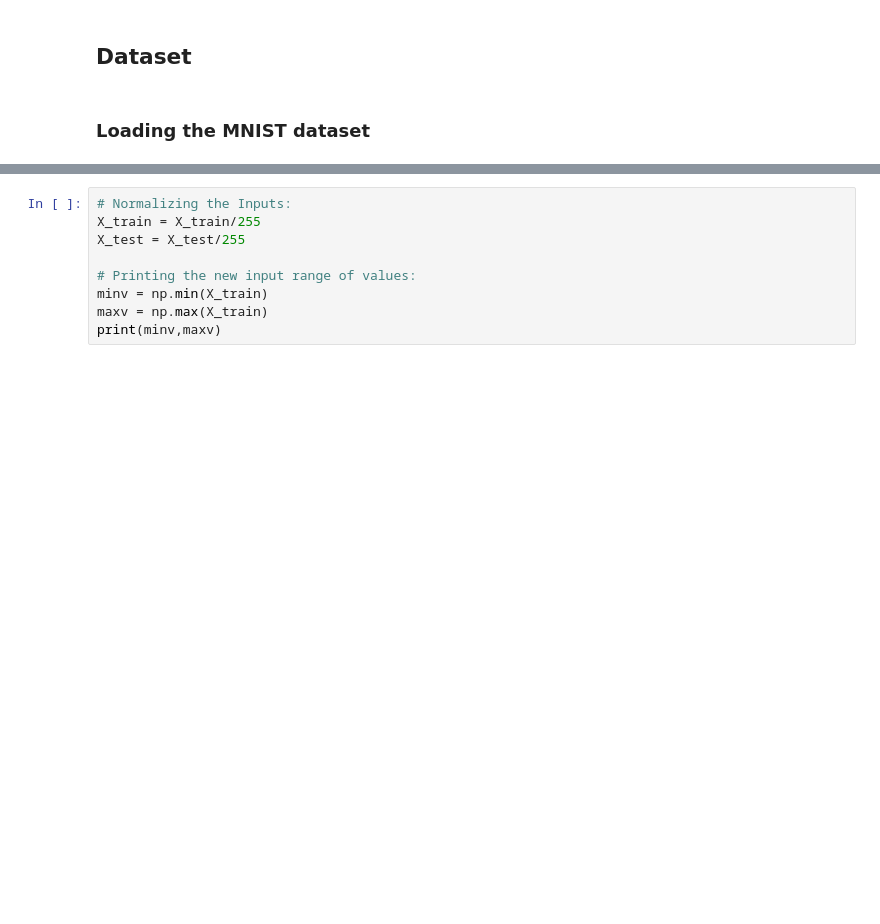
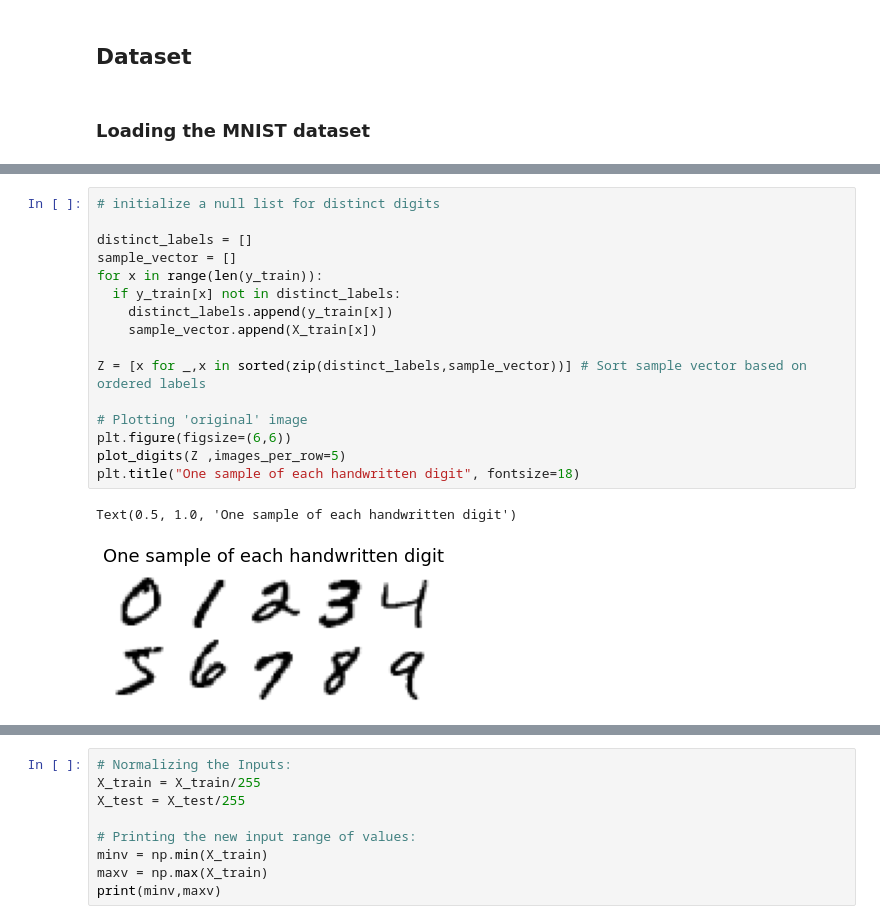
Before and after one commit to carlos20160984/ET5003_SEM1_2021-2, a Jupyter notebook: Etivity_1_Carlos_Santiago.ipynb, the cells around one changed output, grey strips where cells are left out. Drawn from its saved outputs; the diff is of its cells as text; blank space fills up the shorter version.

```diff
--- a/Etivity_1_Carlos_Santiago.ipynb
+++ b/Etivity_1_Carlos_Santiago.ipynb
@@ -113,0 +157,19 @@ print(X_test.shape)
+# %%
+# initialize a null list for distinct digits
+
+distinct_labels = []
+sample_vector = []
+for x in range(len(y_train)):
+  if y_train[x] not in distinct_labels:
+    distinct_labels.append(y_train[x])
+    sample_vector.append(X_train[x])
+
+Z = [x for _,x in sorted(zip(distinct_labels,sample_vector))] # Sort sample vector based on ordered labels
+
+# Plotting 'original' image
+plt.figure(figsize=(6,6))
+plot_digits(Z ,images_per_row=5)
+plt.title("One sample of each handwritten digit", fontsize=18)
+# %% [output]
+Text(0.5, 1.0, 'One sample of each handwritten digit')
+[figure, added]
```
Also changed, not shown: parts of 39 cells of this notebook.
